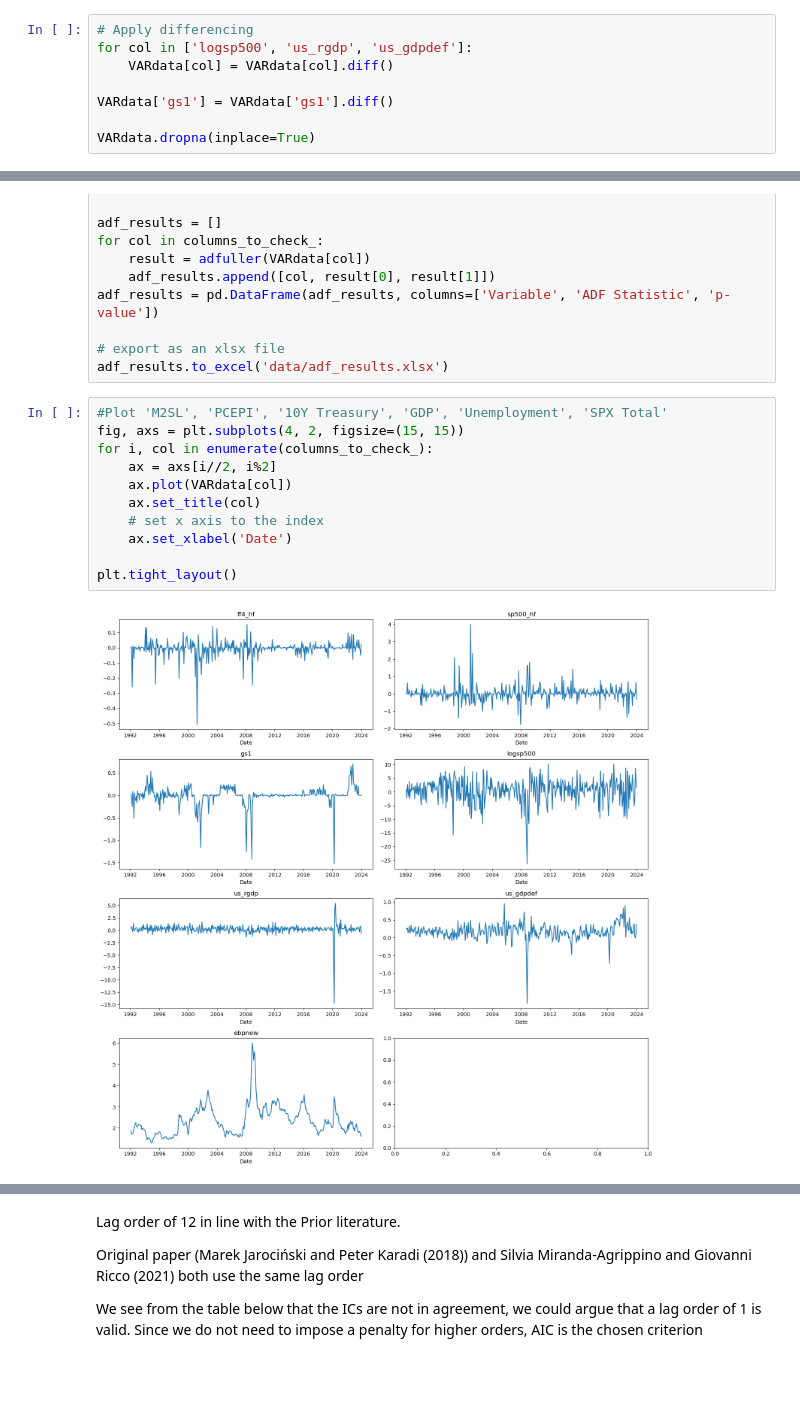
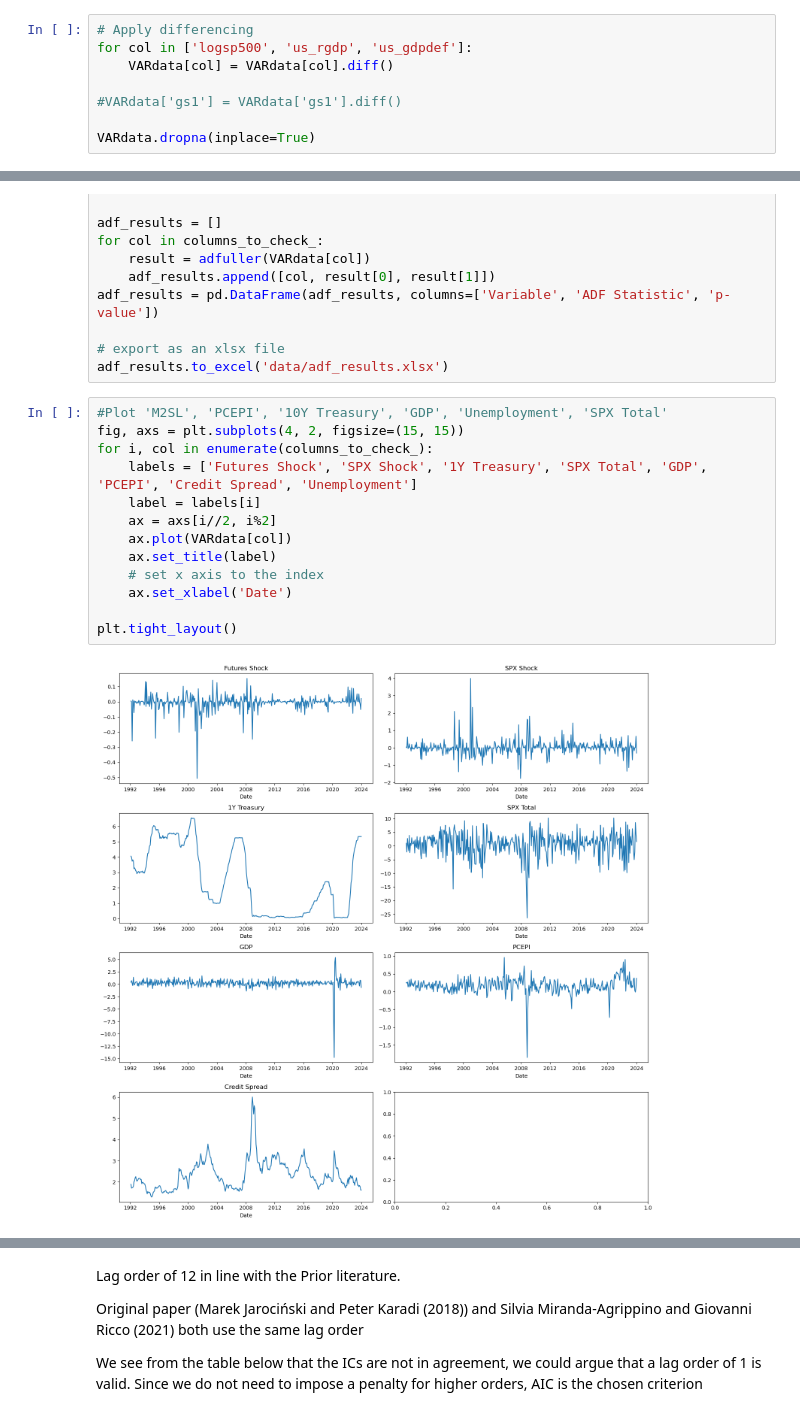
Before and after one commit to GianiRanzetti/BayesianVAR-Monetary-Policy-Effect-On-Asset-Prices, a Jupyter notebook: svar_irfs.ipynb, the cells around one changed output, grey strips where cells are left out. Drawn from its saved outputs; the diff is of its cells as text; blank space fills up the shorter version.

```diff
--- a/svar_irfs.ipynb
+++ b/svar_irfs.ipynb
@@ -220,7 +223,7 @@ min_max
 for col in ['logsp500', 'us_rgdp', 'us_gdpdef']:
     VARdata[col] = VARdata[col].diff()
 
-VARdata['gs1'] = VARdata['gs1'].diff()
+#VARdata['gs1'] = VARdata['gs1'].diff()
 
 VARdata.dropna(inplace=True)
 # %%
@@ -254,15 +257,17 @@ adf_results.to_excel('data/adf_results.xlsx')
 # %%
 #Plot 'M2SL', 'PCEPI', '10Y Treasury', 'GDP', 'Unemployment', 'SPX Total'
 fig, axs = plt.subplots(4, 2, figsize=(15, 15))
 for i, col in enumerate(columns_to_check_):
+    labels = ['Futures Shock', 'SPX Shock', '1Y Treasury', 'SPX Total', 'GDP', 'PCEPI', 'Credit Spread', 'Unemployment']
+    label = labels[i]
     ax = axs[i//2, i%2]
     ax.plot(VARdata[col])
-    ax.set_title(col)
+    ax.set_title(label)
     # set x axis to the index
     ax.set_xlabel('Date')
 
 plt.tight_layout()
 # %% [output]
-[figure, old version]
+[figure, new version]
 # %%
 # Initialize and fit the VAR model
```
Also changed, not shown: parts of 6 cells of this notebook, 12 other files.
